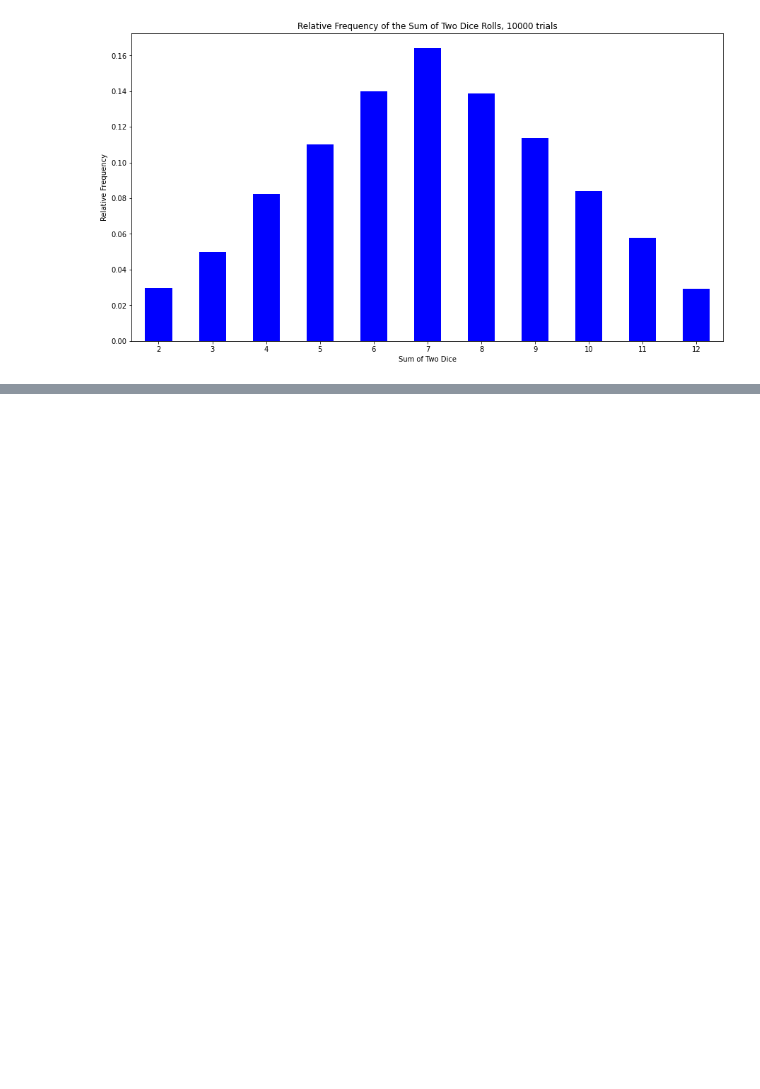
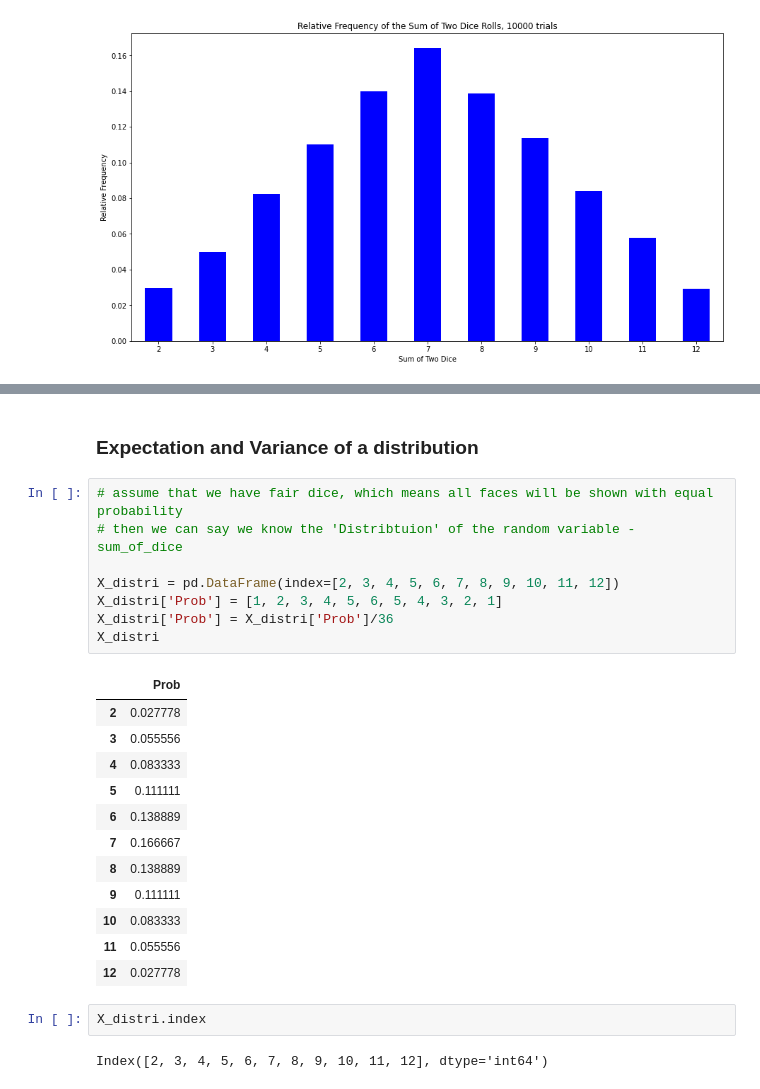
Before and after one commit to asavoullis/Python_Projects_2023, a Jupyter notebook: Python_and_Statistics_for_Financial_Analysis/Dice_Analysis.ipynb, the cells around one changed output, grey strips where cells are left out. Saved outputs shown, nothing was run; the diff lists cells and outputs as text; blank space fills up the shorter version.

```diff
--- a/Python_and_Statistics_for_Financial_Analysis/Dice_Analysis.ipynb
+++ b/Python_and_Statistics_for_Financial_Analysis/Dice_Analysis.ipynb
@@ -226,0 +263,27 @@ plt.show()
+# %% [markdown]
+### Expectation and Variance of a distribution
+# %%
+# assume that we have fair dice, which means all faces will be shown with equal probability
+# then we can say we know the 'Distribtuion' of the random variable - sum_of_dice
+
+X_distri = pd.DataFrame(index=[2, 3, 4, 5, 6, 7, 8, 9, 10, 11, 12])
+X_distri['Prob'] = [1, 2, 3, 4, 5, 6, 5, 4, 3, 2, 1]
+X_distri['Prob'] = X_distri['Prob']/36
+X_distri
+# %% [output]
+|  | Prob |
+| 2 | 0.027778 |
+| 3 | 0.055556 |
+| 4 | 0.083333 |
+| 5 | 0.111111 |
+| 6 | 0.138889 |
+| 7 | 0.166667 |
+| 8 | 0.138889 |
+| 9 | 0.111111 |
+| 10 | 0.083333 |
+| 11 | 0.055556 |
+| 12 | 0.027778 |
+# %%
+X_distri.index
+# %% [output]
+Index([2, 3, 4, 5, 6, 7, 8, 9, 10, 11, 12], dtype='int64')
```
Also changed, not shown: parts of 13 cells of this notebook.
